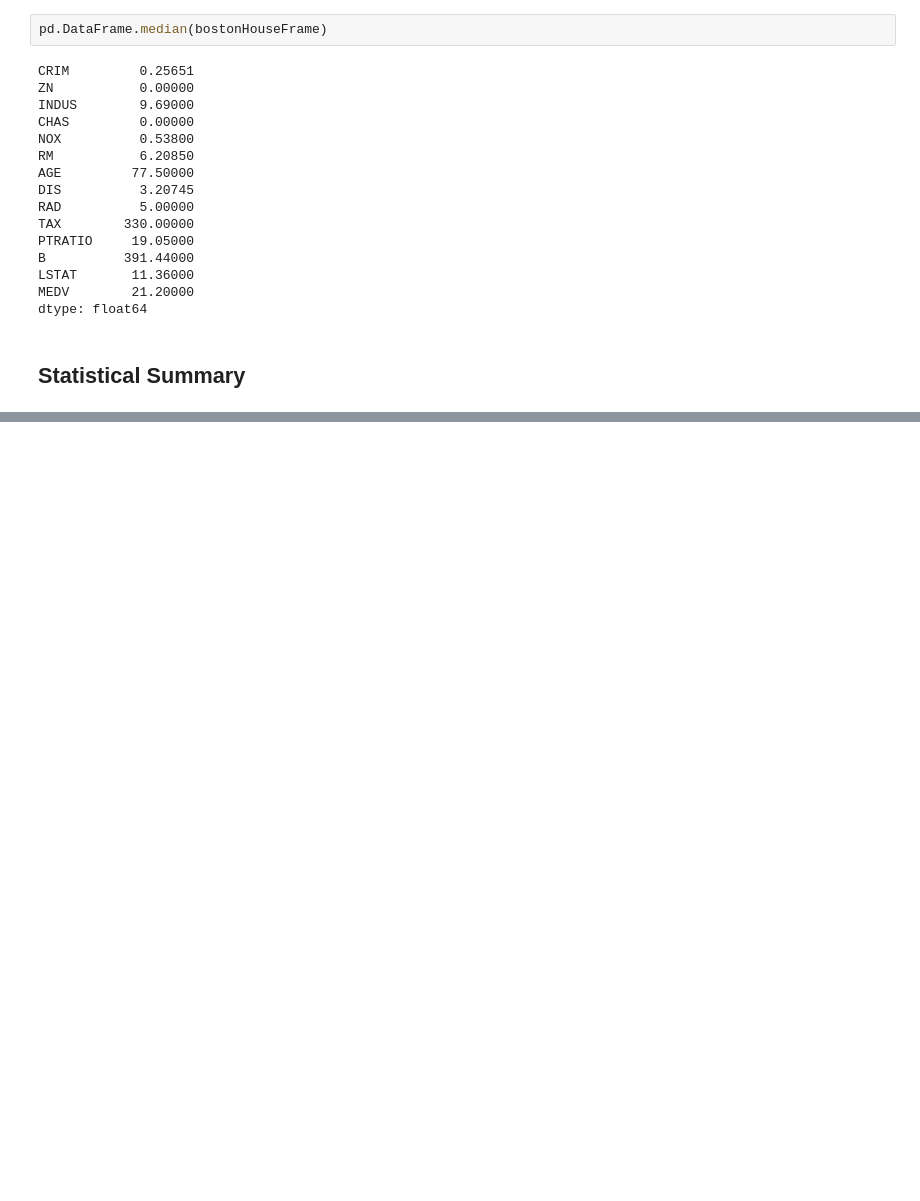
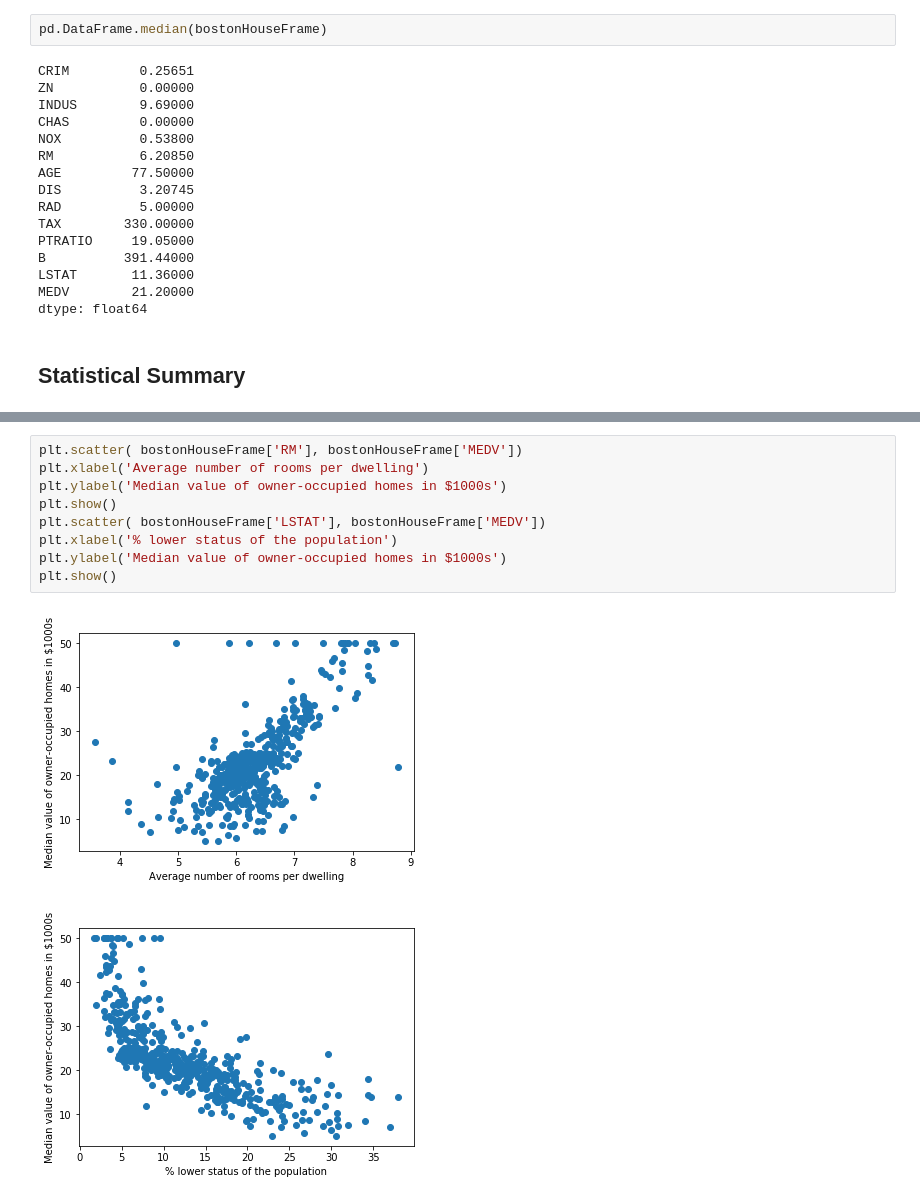
Before and after one commit to mohitkhosla/sageMaker, a Jupyter notebook: DataAnalysis-HousePrices.ipynb, the cells around one changed output, grey strips where cells are left out. Cells and saved outputs as stored; diff of their text form; blank space fills up the shorter version.

```diff
--- a/DataAnalysis-HousePrices.ipynb
+++ b/DataAnalysis-HousePrices.ipynb
@@ -124,0 +155,12 @@ bostonHouseFrame.describe()
+# %%
+plt.scatter( bostonHouseFrame['RM'], bostonHouseFrame['MEDV'])
+plt.xlabel('Average number of rooms per dwelling')
+plt.ylabel('Median value of owner-occupied homes in $1000s')
+plt.show()
+plt.scatter( bostonHouseFrame['LSTAT'], bostonHouseFrame['MEDV'])
+plt.xlabel('% lower status of the population')
+plt.ylabel('Median value of owner-occupied homes in $1000s')
+plt.show()
+# %% [output]
+[figure, added]
+[figure, added]
```
Also changed, not shown: parts of 4 cells of this notebook.
